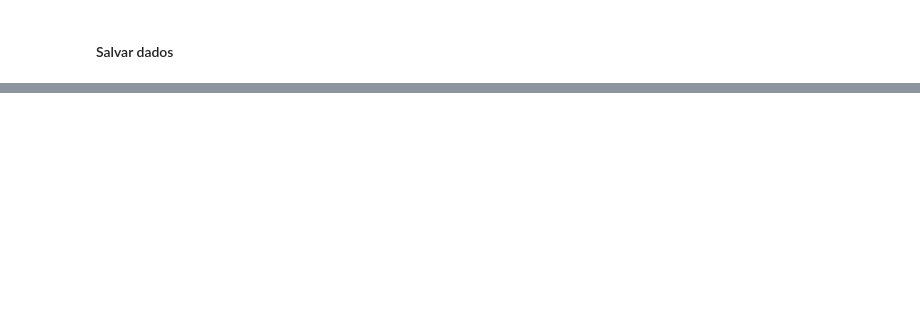
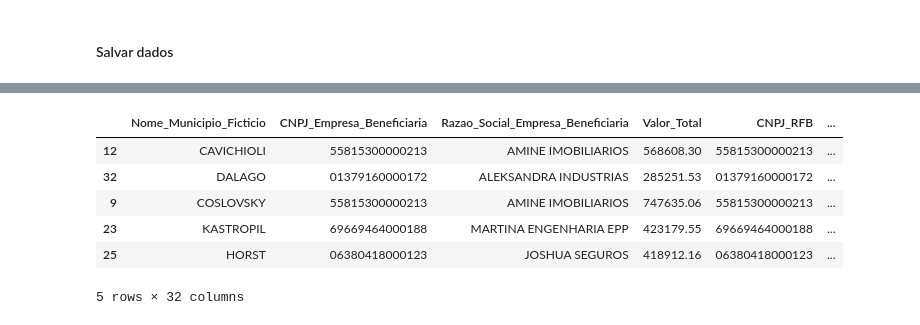
Before and after one commit to AlanTaranti/trabalho-curso-controle-social-grupo-6, a Jupyter notebook: Conformidade - Grupo 6.ipynb, the cells around one changed output, grey strips where cells are left out. Saved outputs shown, nothing was run; the diff lists cells and outputs as text; code cells hidden in the pictures; blank space fills up the shorter version.

```diff
--- a/Conformidade - Grupo 6.ipynb
+++ b/Conformidade - Grupo 6.ipynb
@@ -493,0 +493,7 @@ NameError: name 'empresas_prefeitos_vereadores_mesmo_municipio' is not defined
+# %%
+arquivo_municipios = 'Municipios_SP_paridade.csv'
+filepath_arquivo_municipios = os.path.join(diretorio_dados, arquivo_municipios)
+# %%
+municipios = pd.read_csv(filepath_arquivo_municipios, sep='|')
+# %%
+empresas_peps_coord = pd.merge(empresas_peps, municipios, how="inner", left_on='Nome_Municipio_Ficticio', right_on='Municipio_ficticio')
@@ -493,0 +520,10 @@ NameError: name 'empresas_prefeitos_vereadores_mesmo_municipio' is not defined
+# %%
+empresas_peps_coord.sample(5)
+# %% [output]
+|  | Nome_Municipio_Ficticio | CNPJ_Empresa_Beneficiaria | Razao_Social_Empresa_Beneficiaria | Valor_Total | CNPJ_RFB | ... |
+| 12 | CAVICHIOLI | 55815300000213 | AMINE IMOBILIARIOS | 568608.30 | 55815300000213 | ... |
+| 32 | DALAGO | 01379160000172 | ALEKSANDRA INDUSTRIAS | 285251.53 | 01379160000172 | ... |
+| 9 | COSLOVSKY | 55815300000213 | AMINE IMOBILIARIOS | 747635.06 | 55815300000213 | ... |
+| 23 | KASTROPIL | 69669464000188 | MARTINA ENGENHARIA EPP | 423179.55 | 69669464000188 | ... |
+| 25 | HORST | 06380418000123 | JOSHUA SEGUROS | 418912.16 | 06380418000123 | ... |
+5 rows × 32 columns
```
Also changed, not shown: parts of 25 cells of this notebook.
